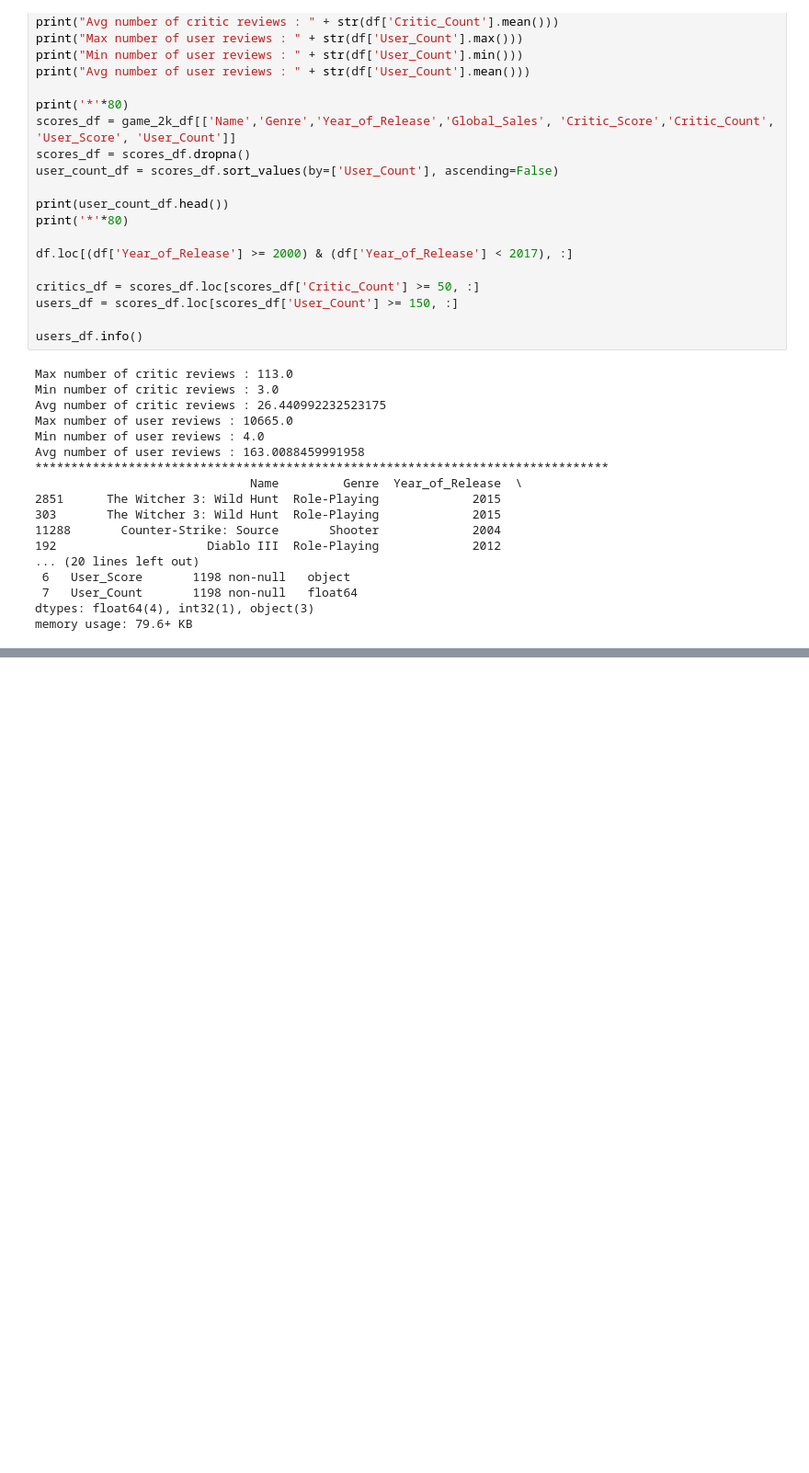
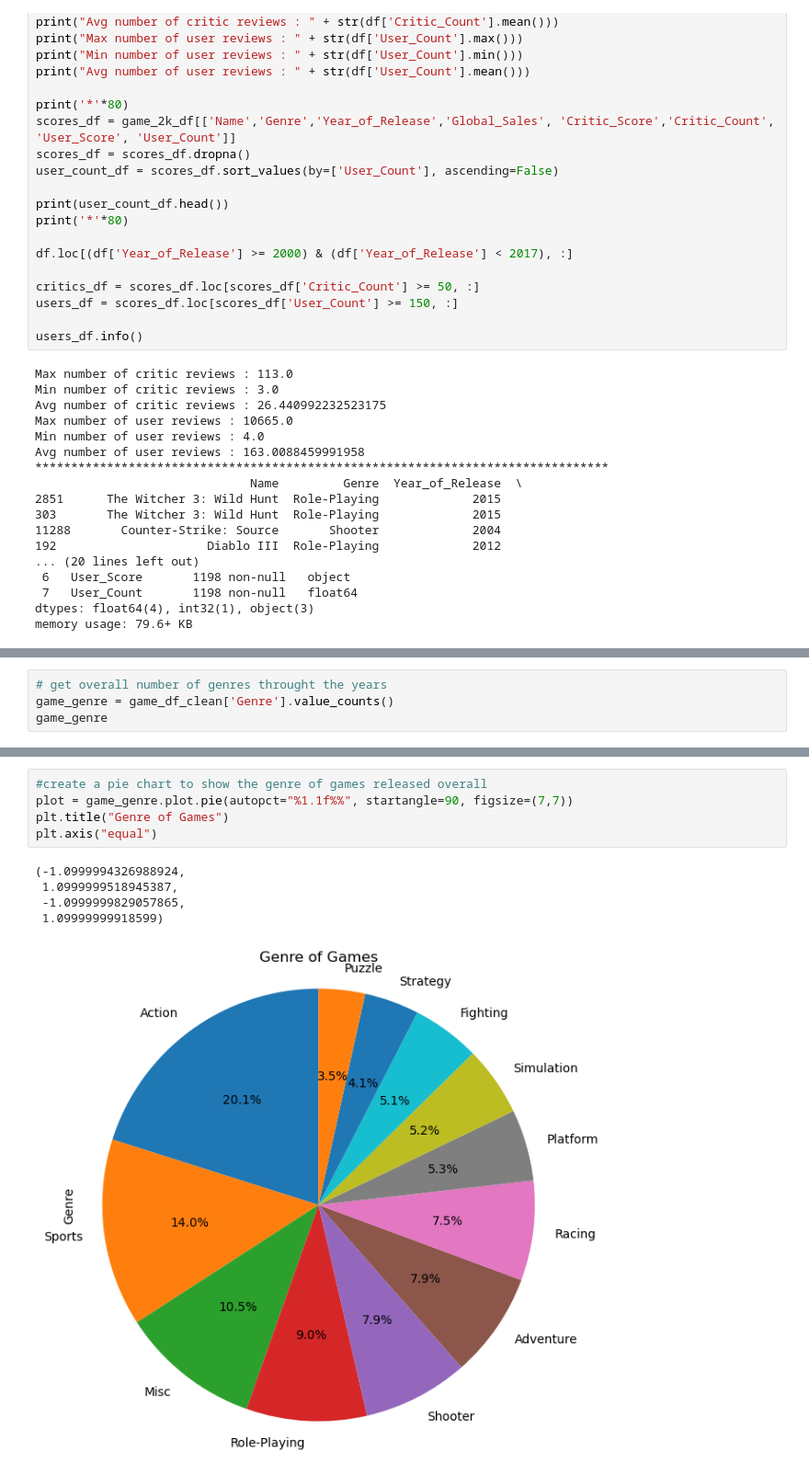
Before and after one commit to joey-october85/Project01_Team04, a Jupyter notebook: main.ipynb, the cells around one changed output, grey strips where cells are left out. Shown at 92% size. Saved outputs shown, nothing was run; the diff lists cells and outputs as text; blank space fills up the shorter version.

```diff
--- a/main.ipynb
+++ b/main.ipynb
@@ -359,0 +366,4 @@ plt.show()
+# %%
+# get overall number of genres throught the years
+game_genre = game_df_clean['Genre'].value_counts()
+game_genre
@@ -359,0 +384,11 @@ plt.show()
+# %%
+#create a pie chart to show the genre of games released overall
+plot = game_genre.plot.pie(autopct="%1.1f%%", startangle=90, figsize=(7,7))
+plt.title("Genre of Games")
+plt.axis("equal")
+# %% [output]
+(-1.0999994326988924,
+ 1.0999999518945387,
+ -1.0999999829057865,
+ 1.09999999918599)
+[figure, added]
```
Also changed, not shown: parts of 17 cells of this notebook.
